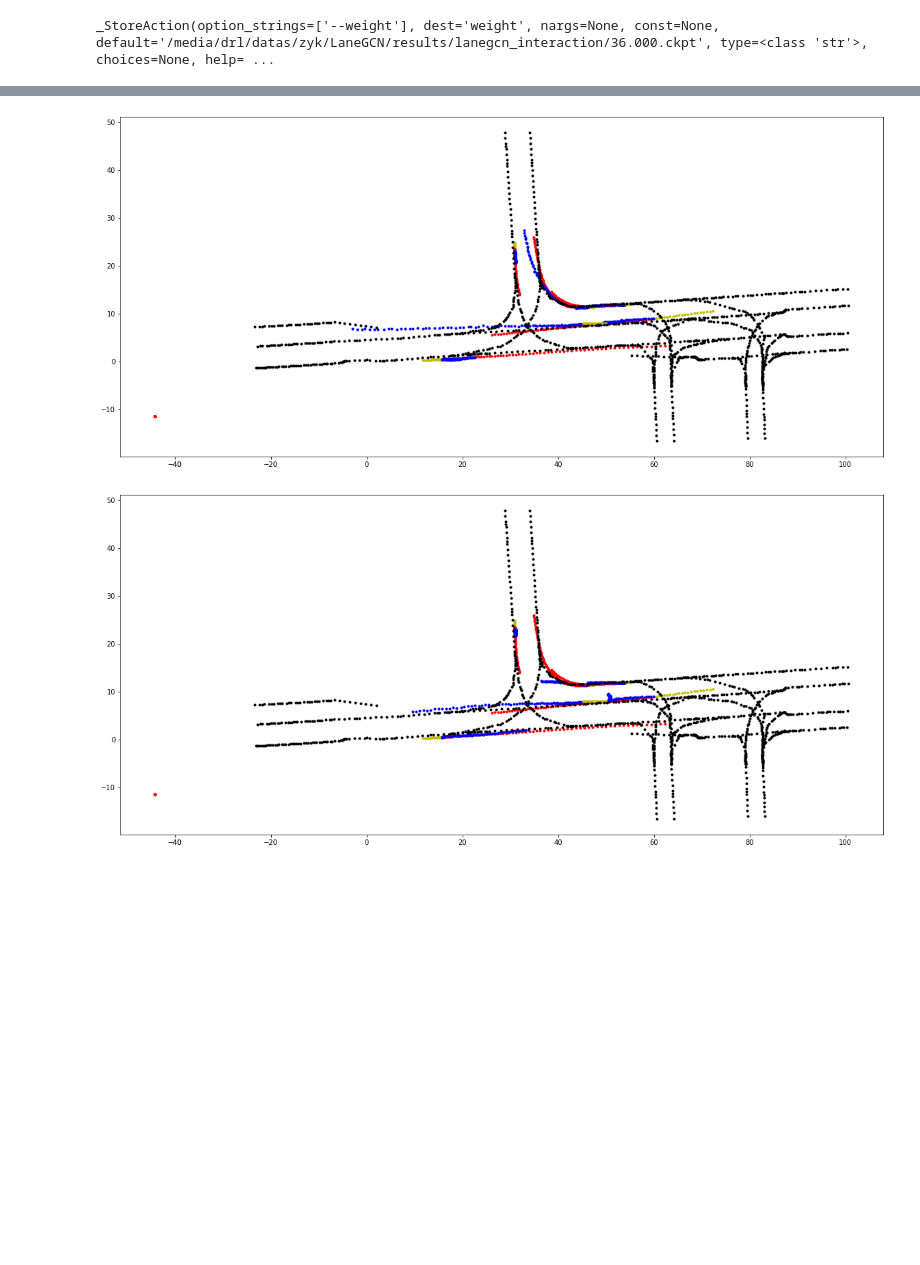
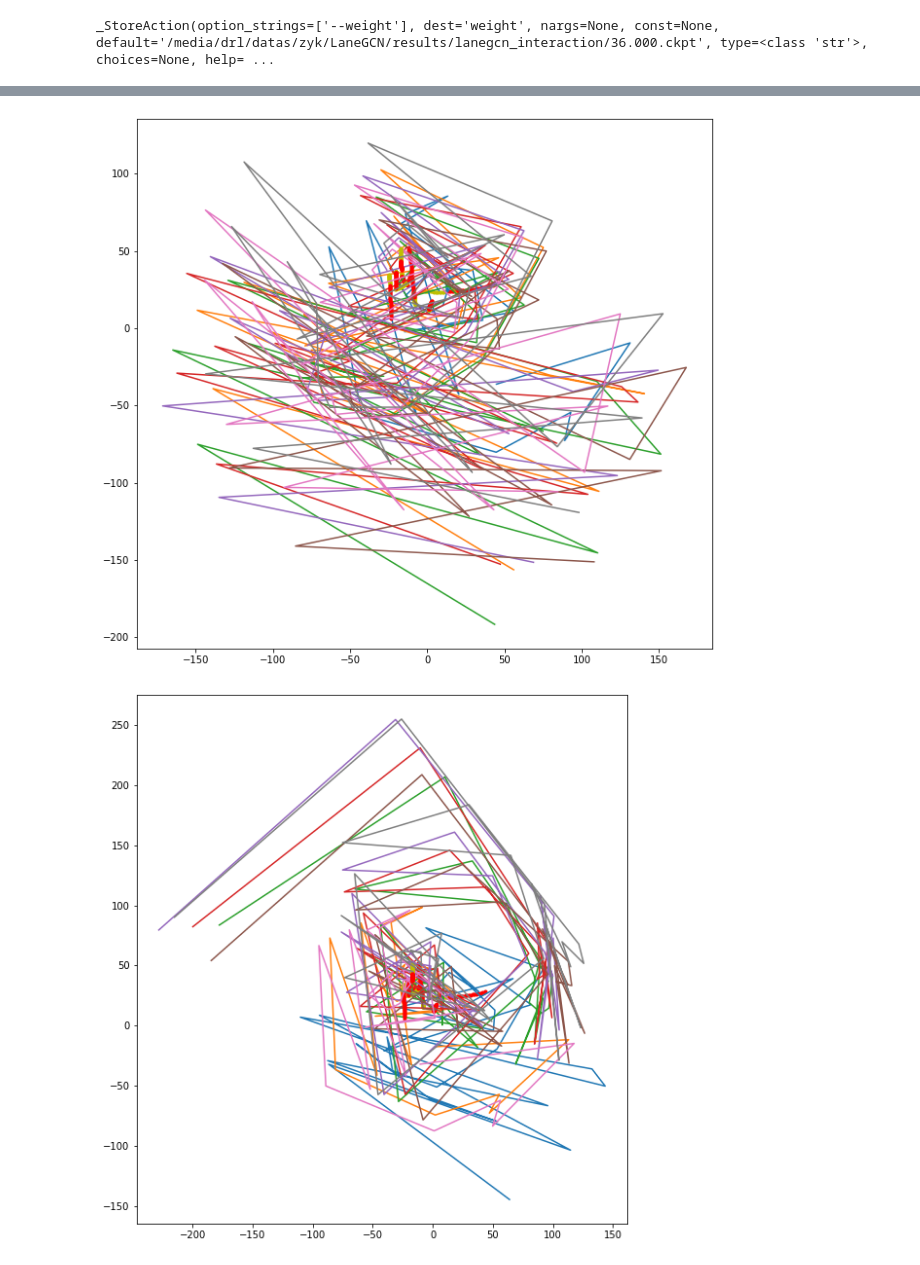
Before and after one commit to YikangZhang1641/modified_LaneGCN, a Jupyter notebook: test_interaction.ipynb, the cells around one changed output, grey strips where cells are left out. Saved outputs shown, nothing was run; the diff lists cells and outputs as text; code cells hidden in the pictures; blank space fills up the shorter version.

```diff
--- a/test_interaction.ipynb
+++ b/test_interaction.ipynb
@@ -44,7 +45,7 @@ config, _, collate_fn, net, loss, post_process, opt = model.get_model()
 # %%
 config
 # %%
-ckpt_path = "/home/user/Datasets/interpolated/preprocess_results_10s/lanegcn_10s/50.000.ckpt"
+ckpt_path = "/home/user/Datasets/with_theta/preprocess_results_5s_use_traj_psi_small_MA/results/7.000.ckpt"
 # ckpt_path = "/media/drl/datas/zyk/LaneGCN/results/lanegcn/17.000.ckpt"
 
 if not os.path.isabs(ckpt_path):
@@ -71,7 +72,7 @@ Net(
   )
 )
 # %%
-dataset = InteDataset('/home/user/Datasets/interpolated/preprocess_results_10s/tmp/')
+dataset = InteDataset('/home/user/Datasets/with_theta/preprocess_results_5s_use_traj_psi_small_MA/tmp')
 # dataset = InteDataset('/home/user/Datasets/raw_map/preprocess_results_5s/tmp/')
 data_loader = DataLoader(
     dataset,
@@ -143,17 +167,19 @@ with torch.no_grad():
     results = [x.detach().cpu().numpy() for x in output["reg"]]
     display = post_process(output, data)
 # %%
-def traj_plot(traj, rot, orig, ax=None, c=""):
-
-
+def traj_plot(traj, c="", rot=None, orig=None, ax=None):
     if isinstance(traj, torch.Tensor):
         traj = traj.numpy()
-    rot = rot.numpy()
-    orig = orig.numpy()
 
-    centerline = np.array([traj[:, 0] - orig[0], traj[:, 1] - orig[1]]).T
-#     print(centerline)
-    centerline = np.matmul(rot, (centerline.reshape(-1, 2)).T).T
+    if rot is None:
+        centerline = traj[:, :2]
+    else:
+        rot = rot.numpy()
+        orig = orig.numpy()
+
+        centerline = np.array([traj[:, 0] - orig[0], traj[:, 1] - orig[1]]).T
+    #     print(centerline)
+        centerline = np.matmul(rot, (centerline.reshape(-1, 2)).T).T
 
     if ax is not None:
         ax.plot(centerline[:, 0], centerline[:, 1], c)
@@ -167,41 +210,45 @@ data['idx'][idx]
 # %%
 import numpy as np
 import matplotlib.pyplot as plt
-idx = 2
+idx = 1
 
 
 orig = data['orig'][idx]
 rot = data['rot'][idx]
 graph = data['graph'][idx]
 
 
 
 
 gt_preds = data['gt_preds'][idx]
 has_preds = data['has_preds'][idx]
 for k in range(6):
     fig, ax = plt.subplots(1,1, figsize=(20,10))
     ax.set_aspect('equal', adjustable='box')
 #     plt.gca().invert_xaxis()
 #     plt.gca().invert_yaxis()
+
     for a in range(data['gt_preds'][idx].shape[0]):
+#     a = 0
         mask = has_preds[a]
         gt_pred = gt_preds[a][mask]
 
         hist = data['feats'][idx][a]
         plt.plot(hist[:, 0], hist[:, 1], 'y.')
-        traj_plot(gt_pred,  rot, orig, ax, 'r.')
+    #         traj_plot(gt_pred,  rot, orig, ax, 'r.')
+        traj_plot(gt_pred, 'r.',  rot=None, orig=None, ax=ax)
 
         pred_traj = results[idx][a, k, :, :]
-        traj_plot(pred_traj, rot, orig, ax, 'b.')
+        traj_plot(pred_traj, '', rot=None, orig=None, ax=ax)
+    #         traj_plot(pred_traj, 'b.', rot=None, orig=None, ax=ax)
 
 
     ctrs = graph['ctrs']
-    ax.plot(ctrs[:, 0], ctrs[:, 1], 'k.')
+#     ax.plot(ctrs[:, 0], ctrs[:, 1], 'k.')
 
 #     plt.savefig('/home/user/Projects/LaneGCN_modified/results/remote_results/0603_5s/' + str(idx) + '_' + str(k))
 #     plt.savefig('/home/user/Logs/0610/interp+filter10_res30/' + str(idx) + '_' + str(k))
     plt.show()
 # %% [output]
-[figure, old version]
+[figure, new version]
-[figure, old version]
+[figure, new version]
```
Also changed, not shown: parts of 6 cells of this notebook, 5 other files.
